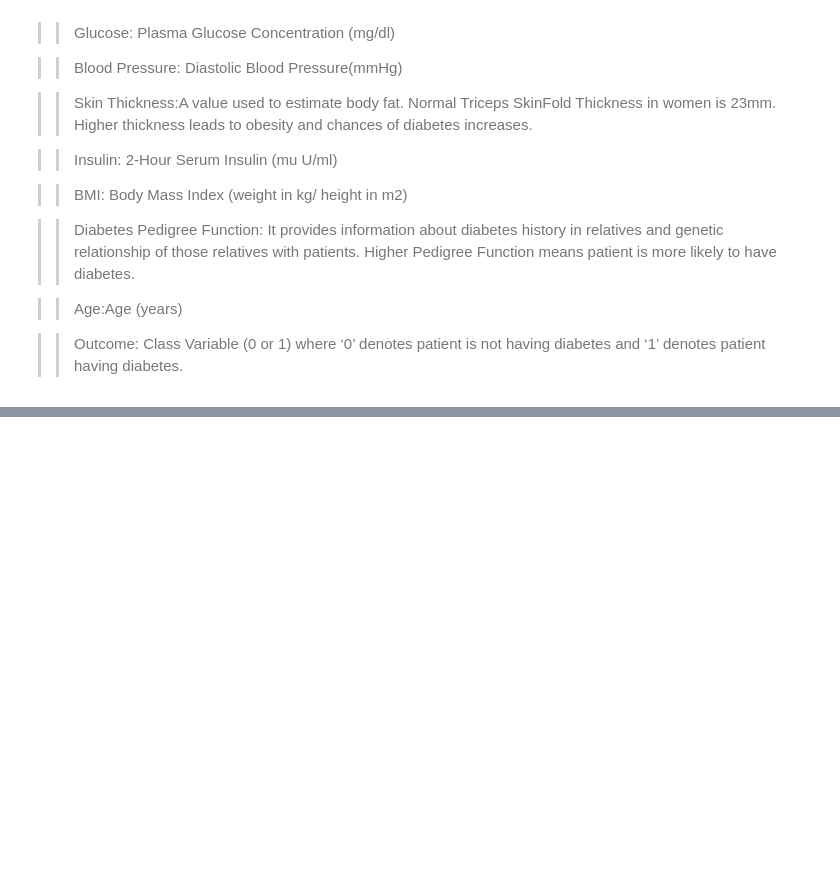
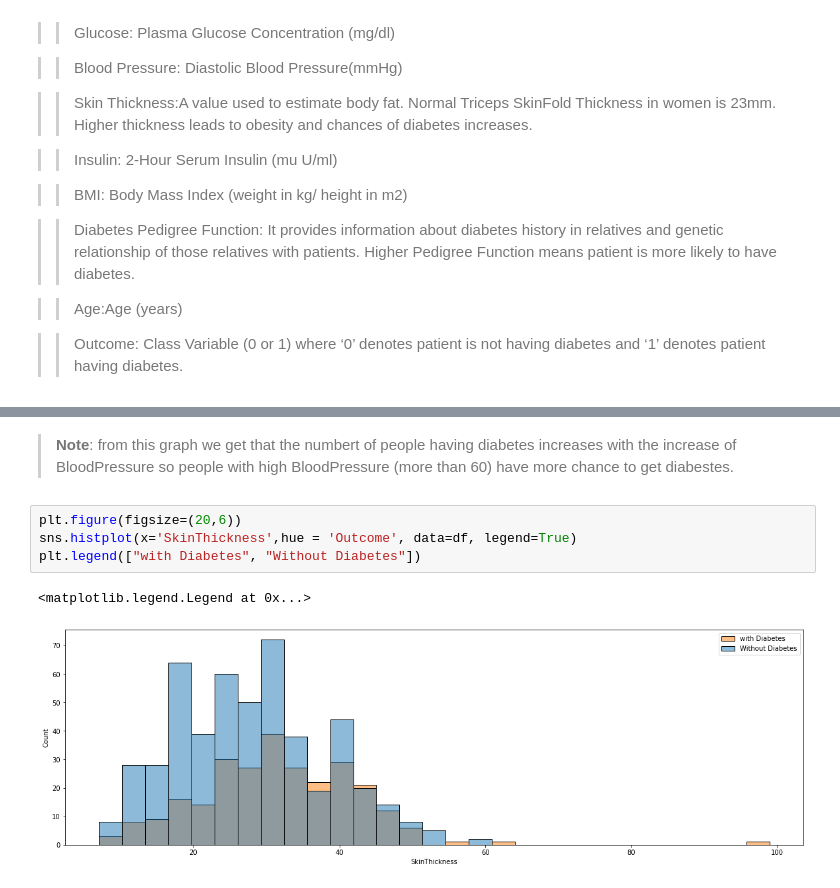
Before and after one commit to Sa3eedoo/Detecting-Pima-Indians-Diabetes-Database, a Jupyter notebook: Detecting Pima Indians Diabetes Database – Python Machine Learning Project.ipynb, the cells around one changed output, grey strips where cells are left out. Cells and saved outputs as stored; diff of their text form; blank space fills up the shorter version.

```diff
--- a/Detecting Pima Indians Diabetes Database – Python Machine Learning Project.ipynb
+++ b/Detecting Pima Indians Diabetes Database – Python Machine Learning Project.ipynb
@@ -95,0 +214,9 @@
+# %% [markdown]
+> **Note**: from this graph we get that the numbert of people having diabetes increases with the increase of BloodPressure so people with high BloodPressure (more than 60) have more chance to get diabestes.
+# %%
+plt.figure(figsize=(20,6))
+sns.histplot(x='SkinThickness',hue = 'Outcome', data=df, legend=True)
+plt.legend(["with Diabetes", "Without Diabetes"])
+# %% [output]
+<matplotlib.legend.Legend at 0x...>
+[figure, added]
```
Also changed, not shown: parts of 75 cells of this notebook.
